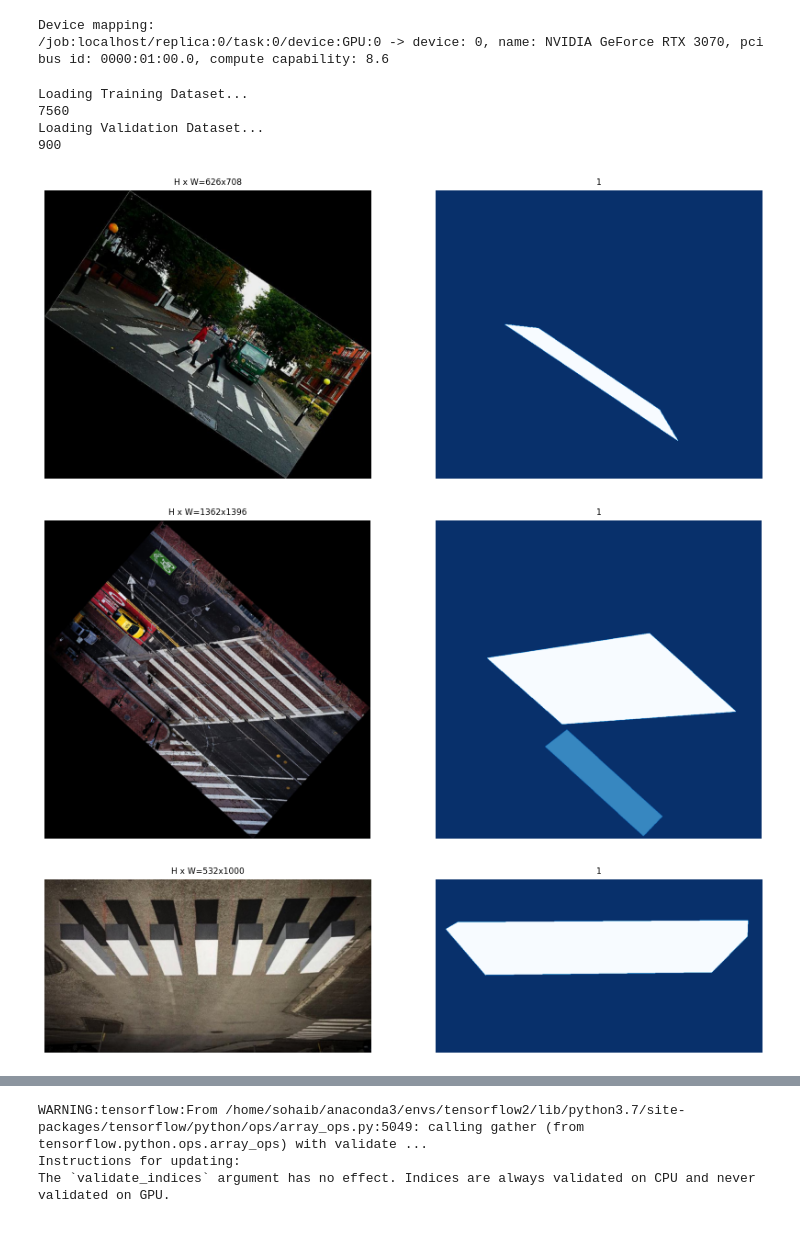
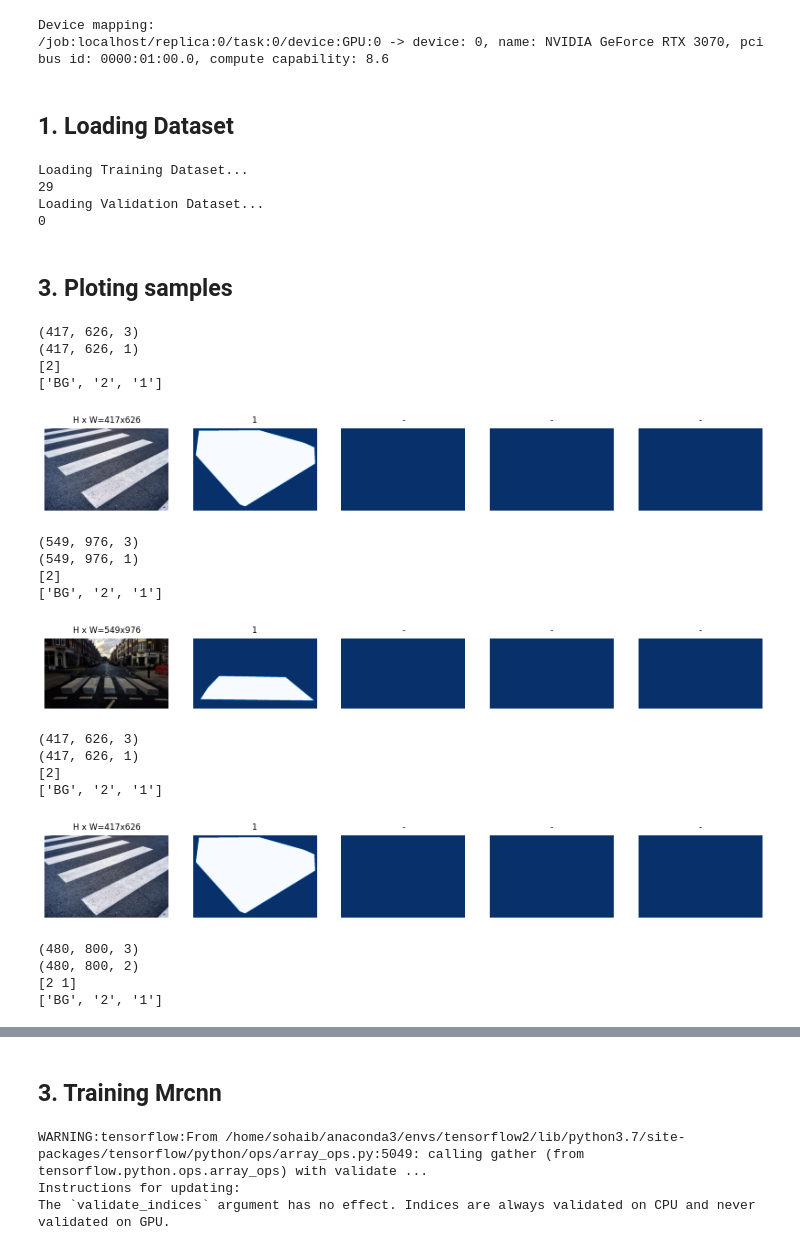
Before and after one commit to SohaibAnwaar/Mask---RCNN-Polygons-, a Jupyter notebook: 3_train/Train.ipynb, the cells around one changed output, grey strips where cells are left out. Cells and saved outputs as stored; diff of their text form; code cells hidden in the pictures.

Commit message:
updating training

```diff
--- a/3_train/Train.ipynb
+++ b/3_train/Train.ipynb
@@ -1,5 +1,10 @@
 # %%
+'''
 
+Activating session for tensorflow 2 GPU
+Tensroflow 2 with nvidia 3070RTX
+
+'''
 import tensorflow as tf
 physical_devices = tf.config.list_physical_devices('GPU')
 for gpu_instance in physical_devices:
@@ -11,6 +16,13 @@ config.gpu_options.allow_growth = True  # dynamically grow the memory used on th
 config.log_device_placement = True  # to log device placement (on which device the operation ran)
 sess = tf.compat.v1.Session(config=config)
 set_session(sess)
+
+'''
+
+Importing Packages
+
+'''
+
 from PIL import Image
 import os, glob
 import sys
@@ -20,6 +32,7 @@ import numpy as np
 import skimage.draw
 import shutil
 import tensorflow as tf
+
 # Root directory of the project
 ROOT_DIR = os.path.abspath("./")
 
@@ -30,6 +43,12 @@ from mrcnn import visualize as vis
 from mrcnn import model as modellib, utils
 import matplotlib.pyplot as plt
 
+
+'''
+
+Json Parsing class
+
+'''
 
 class GenericDataset(utils.Dataset):
 
@@ -78,14 +97,15 @@ class GenericDataset(utils.Dataset):
                 polygons=polygons,
                 class_ids=class_ids)
 
+            count = 0
             for r in a['regions']:
 
                 _class = r['region_attributes']['class']
                 if _class not in classes:
                     classes += [_class]
+                    count+=1
+                    self.add_class("class", count,  str(_class))
 
-        for i in range(len(classes)):
-            self.add_class("class", i+1,  str(_class))
 
     def load_mask(self, image_id):
         """Generate instance masks for an image.
@@ -115,10 +135,12 @@ class GenericDataset(utils.Dataset):
 # %% [output]
 Device mapping:
 /job:localhost/replica:0/task:0/device:GPU:0 -> device: 0, name: NVIDIA GeForce RTX 3070, pci bus id: 0000:01:00.0, compute capability: 8.6
+# %% [markdown]
+## 1. Loading Dataset
 # %%
 """Build Dataset."""
 print("Loading Training Dataset...")
-DATASET_DIR = "/media/sohaib/additional_/DataScience/Upwork_orders/people_walk_in_zebra_crossing/Mask---RCNN-Polygons-/data/zebra_crossing/"
+DATASET_DIR = "/media/sohaib/additional_/DataScience/Upwork_orders/people_walk_in_zebra_crossing/Mask---RCNN-Polygons-/data/zebra_crossing_and_footprints/"
 
 # Training dataset.
 dataset_train = GenericDataset()
@@ -132,17 +154,43 @@ dataset_val.load_item(DATASET_DIR, "val")
 dataset_val.prepare()
 # %% [output]
 Loading Training Dataset...
-7560
+29
 Loading Validation Dataset...
-900
+0
+# %% [markdown]
+
+## 3. Ploting samples
 # %%
 # Load and display random samples
 image_ids = np.random.choice(dataset_train.image_ids, 4)
 for image_id in image_ids:
     image = dataset_train.load_image(image_id)
     mask, class_ids = dataset_train.load_mask(image_id)
-    vis.display_top_masks(image, mask, class_ids, dataset_train.class_names, limit=1)
+
+
+
+    print(image.shape)
+    print(mask.shape)
+    print(class_ids)
+    print(dataset_train.class_names)
+    vis.display_top_masks(image, mask, class_ids, dataset_train.class_names, limit=4)
 # %% [output]
+(417, 626, 3)
+(417, 626, 1)
+[2]
+['BG', '2', '1']
-[figure, old version]
+[figure, new version]
+(549, 976, 3)
+(549, 976, 1)
+[2]
+['BG', '2', '1']
-[figure, old version]
+[figure, new version]
+(417, 626, 3)
+(417, 626, 1)
+[2]
+['BG', '2', '1']
-[figure, old version]
+[figure, new version]
+(480, 800, 3)
+(480, 800, 2)
+[2 1]
+['BG', '2', '1']
@@ -150,2 +198,4 @@ for image_id in image_ids:
+# %% [markdown]
+## 3. Training Mrcnn
 # %%
 from mrcnn.config import Config
```
Also changed, not shown: parts of 4 cells of this notebook, 6 other files.
